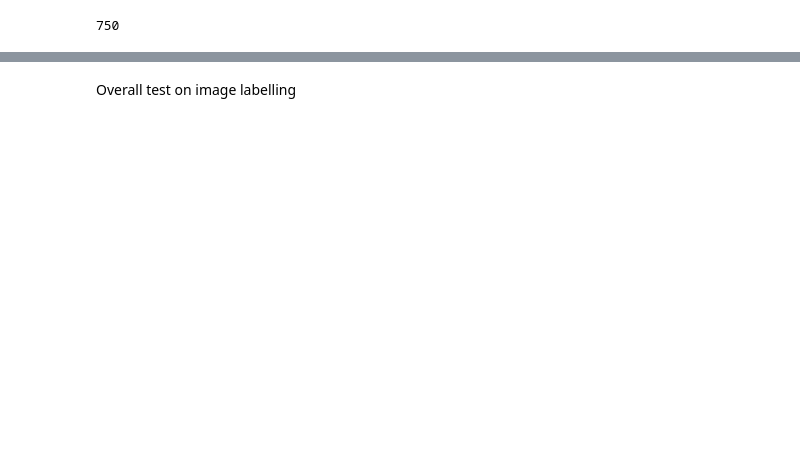
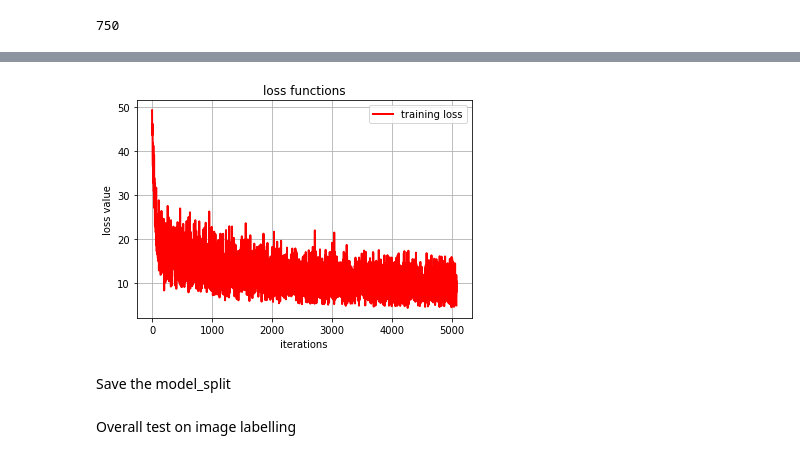
Before and after one commit to SuperbTUM/real-time-ReID-tracking, a Jupyter notebook: modification_deepsort/REID_DEMO.ipynb, the cells around one changed output, grey strips where cells are left out. Saved outputs shown, nothing was run; the diff lists cells and outputs as text; code cells hidden in the pictures; blank space fills up the shorter version.

```diff
--- a/modification_deepsort/REID_DEMO.ipynb
+++ b/modification_deepsort/REID_DEMO.ipynb
@@ -535,0 +736,21 @@ Start Inferencing..................
+# %%
+class HybridLoss3(nn.Module):
+    def __init__(self, num_classes, feat_dim=512, margin=50, smoothing=0.1):
+        super().__init__()
+        self.center = CenterLoss(num_classes=num_classes, feat_dim=feat_dim)
+        self.triplet = TripletLoss(margin)
+        self.smooth = LabelSmoothing(smoothing)
+
+    def forward(self, embeddings, outputs, targets):
+        """
+        features: feature vectors
+        targets: ground truth labels
+        """
+        return self.smooth(outputs, targets) + self.triplet(embeddings, targets) + 0.0005 * self.center(embeddings, targets)
+# %%
+def train_strategy2(num_classes):
+    model = SEDense18_split(num_class=num_classes, is_reid=False).cuda()
+    loss_function = HybridLoss3(num_classes)
+    optimizer = torch.optim.Adam(model.parameters(), lr=0.001, weight_decay=5e-4)
+    lr_scheduler = torch.optim.lr_scheduler.StepLR(optimizer, step_size=1000, gamma=0.5)
+    return model, loss_function, optimizer, lr_scheduler
@@ -535,0 +802,7 @@ Start Inferencing..................
+# %%
+model, losses_func = train2(image_path, label_path, max(label_path)+1, 25)
+plot_losses2(losses_func)
+# %% [output]
+[figure, added]
+# %% [markdown]
+Save the model_split
```
Also changed, not shown: parts of 20 cells of this notebook, 3 other files.
